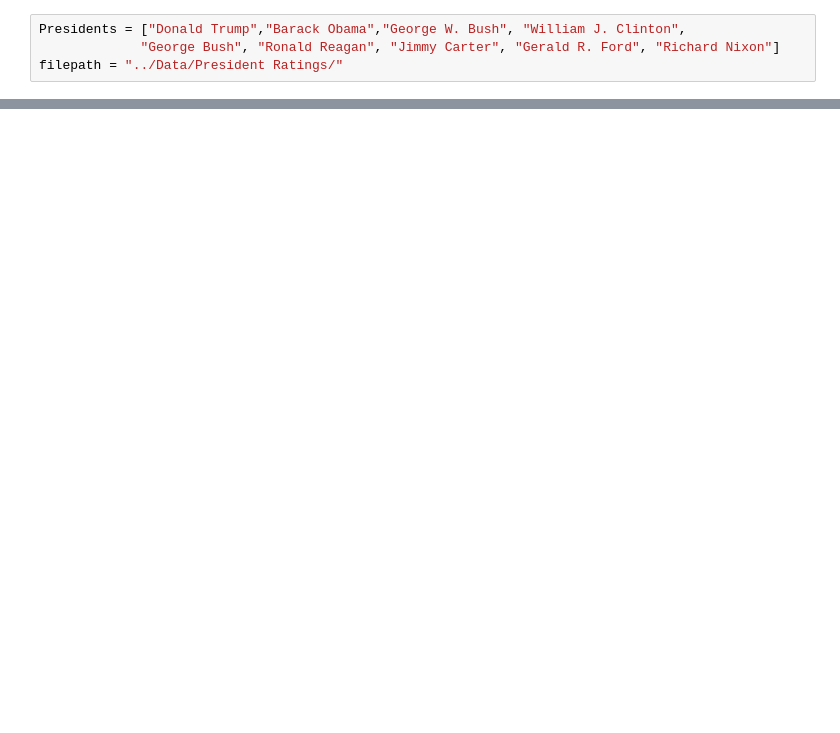
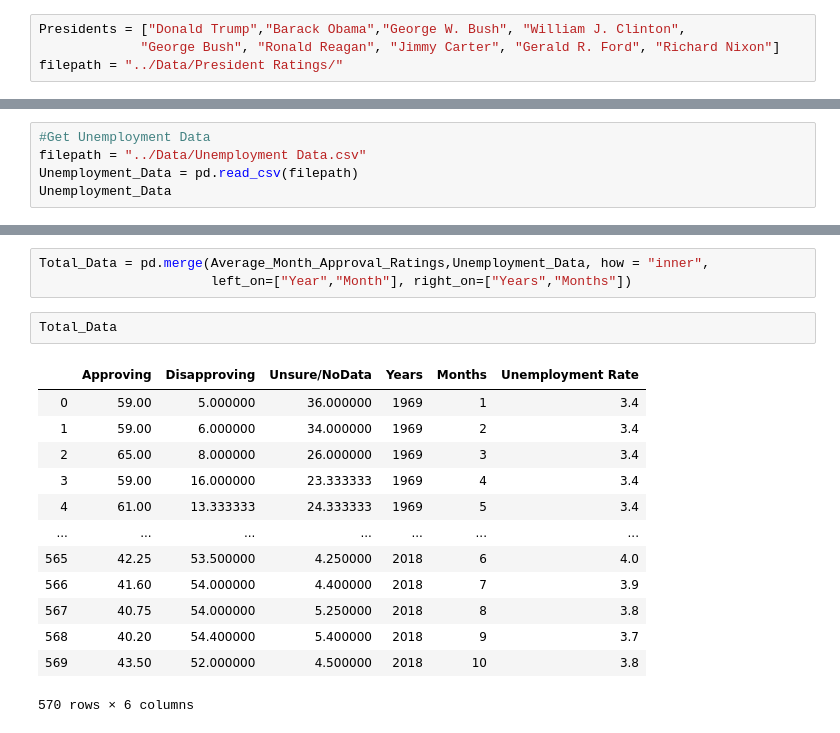
Before and after one commit to Mickkay22/UCI_Project_1_Team_5, a Jupyter notebook: Analysis/Approval Rating vs Unemployment Rate.ipynb, the cells around one changed output, grey strips where cells are left out. Saved outputs shown, nothing was run; the diff lists cells and outputs as text; blank space fills up the shorter version.

```diff
--- a/Analysis/Approval Rating vs Unemployment Rate.ipynb
+++ b/Analysis/Approval Rating vs Unemployment Rate.ipynb
@@ -31,0 +45,5 @@ Approval_Ratings
+# %%
+#Get Unemployment Data
+filepath = "../Data/Unemployment Data.csv"
+Unemployment_Data = pd.read_csv(filepath)
+Unemployment_Data
@@ -31,0 +64,19 @@ Approval_Ratings
+# %%
+Total_Data = pd.merge(Average_Month_Approval_Ratings,Unemployment_Data, how = "inner",
+                      left_on=["Year","Month"], right_on=["Years","Months"])
+# %%
+Total_Data
+# %% [output]
+|  | Approving | Disapproving | Unsure/NoData | Years | Months | Unemployment Rate |
+| 0 | 59.00 | 5.000000 | 36.000000 | 1969 | 1 | 3.4 |
+| 1 | 59.00 | 6.000000 | 34.000000 | 1969 | 2 | 3.4 |
+| 2 | 65.00 | 8.000000 | 26.000000 | 1969 | 3 | 3.4 |
+| 3 | 59.00 | 16.000000 | 23.333333 | 1969 | 4 | 3.4 |
+| 4 | 61.00 | 13.333333 | 24.333333 | 1969 | 5 | 3.4 |
+| ... | ... | ... | ... | ... | ... | ... |
+| 565 | 42.25 | 53.500000 | 4.250000 | 2018 | 6 | 4.0 |
+| 566 | 41.60 | 54.000000 | 4.400000 | 2018 | 7 | 3.9 |
+| 567 | 40.75 | 54.000000 | 5.250000 | 2018 | 8 | 3.8 |
+| 568 | 40.20 | 54.400000 | 5.400000 | 2018 | 9 | 3.7 |
+| 569 | 43.50 | 52.000000 | 4.500000 | 2018 | 10 | 3.8 |
+570 rows × 6 columns
```
Also changed, not shown: parts of 7 cells of this notebook, 29 other files.
